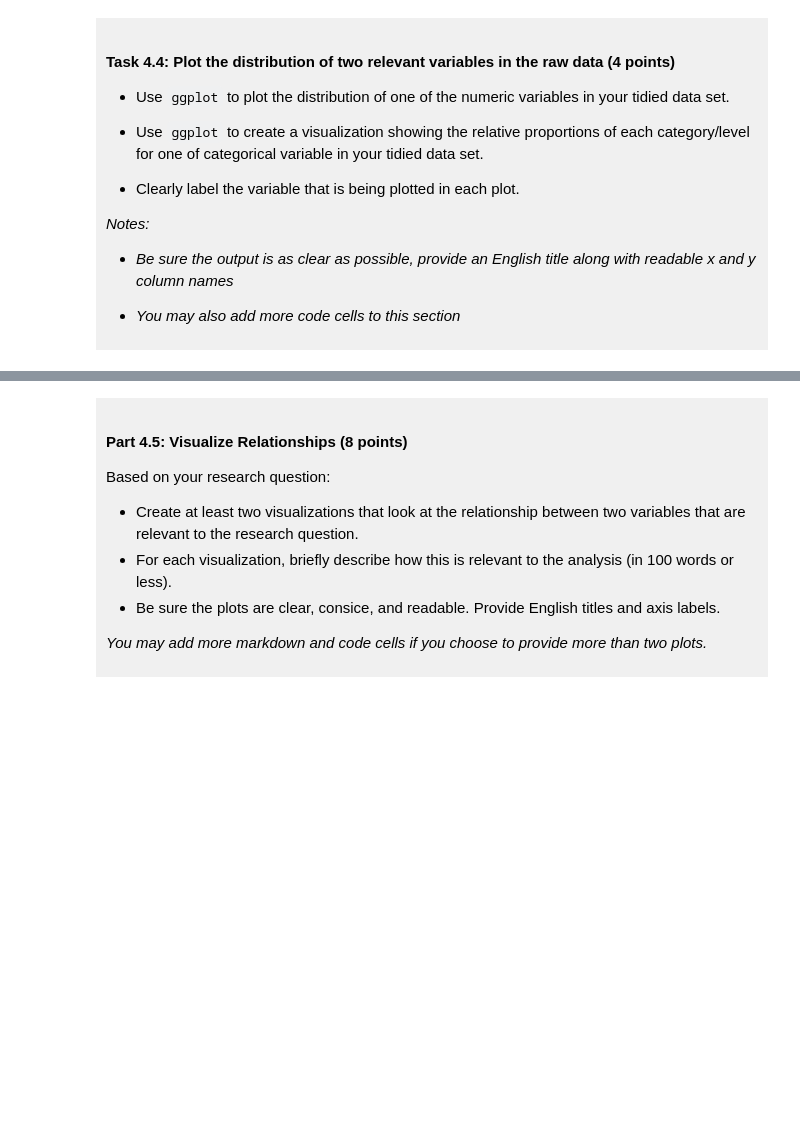
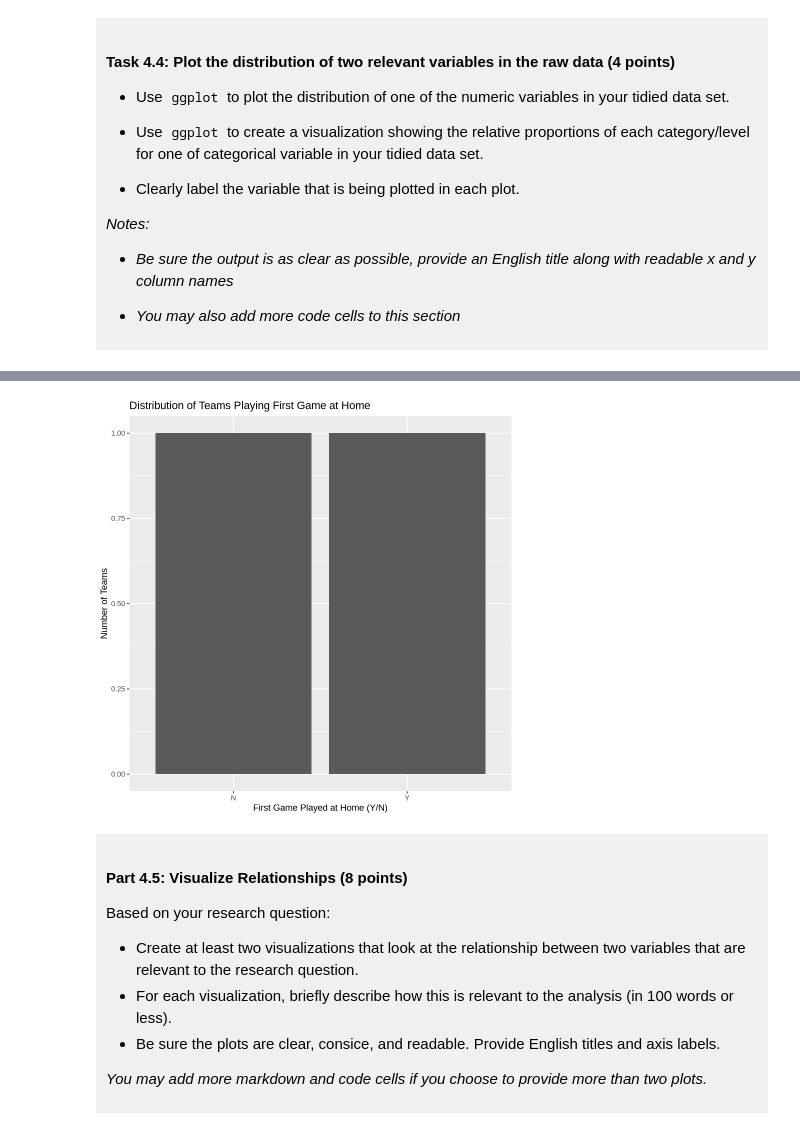
Before and after one commit to k4y1eigh/dsci-100-project-kayleigh-zhao, a Jupyter notebook: dsci-100-project-notebook.ipynb, the cells around one changed output, grey strips where cells are left out. Cells and saved outputs as stored; diff of their text form; code cells hidden in the pictures; blank space fills up the shorter version.

Commit message:
Checkpoint C

```diff
--- a/dsci-100-project-notebook.ipynb
+++ b/dsci-100-project-notebook.ipynb
@@ -287,5 +331,14 @@ You will refine your research question (if needed) and produce a tidy data set.
 # %%
-### EDIT THIS CODE CELL FOR PLOT 2 ###
+first_game_at_home_plot <- ggplot(womens_march_madness_tidy,
+                            aes(x = first_game_at_home)) +
+                                  geom_bar(position = "fill") +
+                                      labs(title = "Distribution of Teams Playing First Game at Home",
+                                           x = "First Game Played at Home (Y/N)", y = "Number of Teams")
+first_game_at_home_plot
+#use a bar graph for distribution of categorical data
+#i know somethig is wrong but i will fix it after the checkpoint
+# %% [output]
+[figure, added]
 # %% [markdown]
 <div style="background-color: #f0f0f0; padding: 10px;">
 
```
Also changed, not shown: parts of 11 cells of this notebook.
